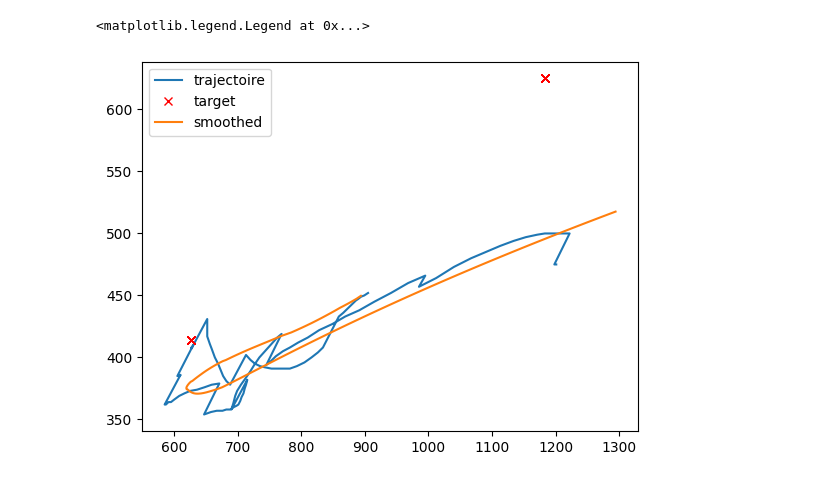
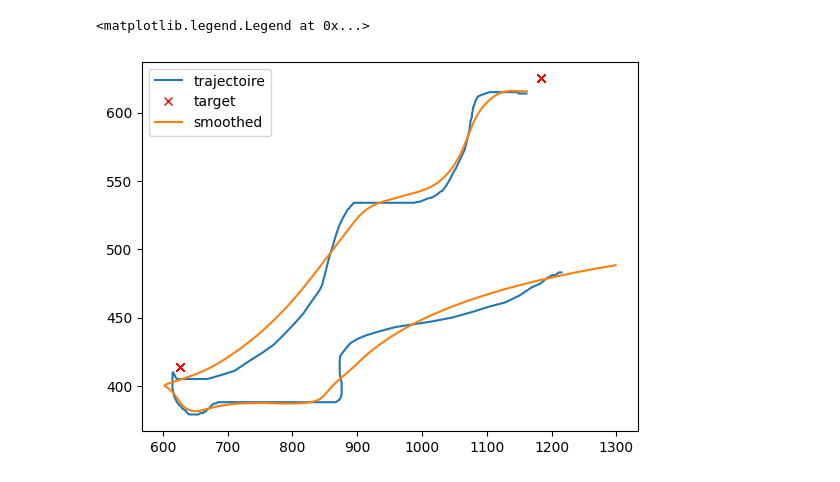
Before and after one commit to joaoMartinSaquet/OfflineCorr, a Jupyter notebook: quick_test.ipynb, the cells around one changed output. Cells and saved outputs as stored; diff of their text form; code cells hidden in the pictures.

Commit message:
dataset ground truth computation for vec + first training

```diff
--- a/quick_test.ipynb
+++ b/quick_test.ipynb
@@ -1,23 +1,23 @@
 # %%
 from dataset_handling import *
 import matplotlib.pyplot as plt
 from scipy.signal import savgol_filter
 
 pd.options.mode.chained_assignment = None
 
 
-(traj, y) = read_dataset("/home/jmartinsaquet/Documents/code/IA2_codes/clone/datasets/P0_C1.csv")
+(traj, y, targets) = read_dataset("/home/jmartinsaquet/Documents/code/IA2_codes/clone/datasets/P0_C0.csv", "vec")
 
-index = 1130
+index = 200
 
-xhat = savgol_filter(traj['x'].to_numpy(), 100, 3)
-yhat = savgol_filter(traj['y'].to_numpy(), 100, 3)
+xhat = savgol_filter(traj['x'].to_numpy(), 50, 3)
+yhat = savgol_filter(traj['y'].to_numpy(), 50, 3)
 
 plt.figure()
 plt.plot(traj['x'][:index], traj['y'][:index], label="trajectoire")
-plt.plot(traj['x_to'][:index], traj['y_to'][:index], 'rx', label="target")
+plt.plot(targets['x_to'][:index], targets['y_to'][:index], 'rx', label="target")
 plt.plot(xhat[:index], yhat[:index], label="smoothed")
 plt.legend()
 # %% [output]
 <matplotlib.legend.Legend at 0x...>
-[figure, old version]
+[figure, new version]
```
Also changed, not shown: parts of 2 cells of this notebook, 5 other files.
